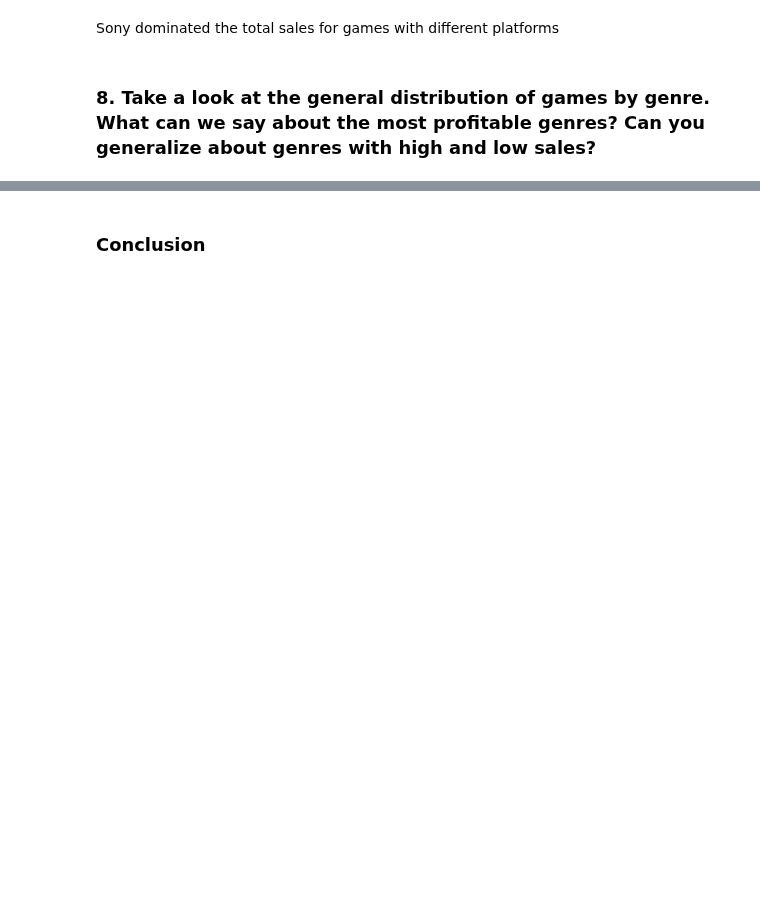
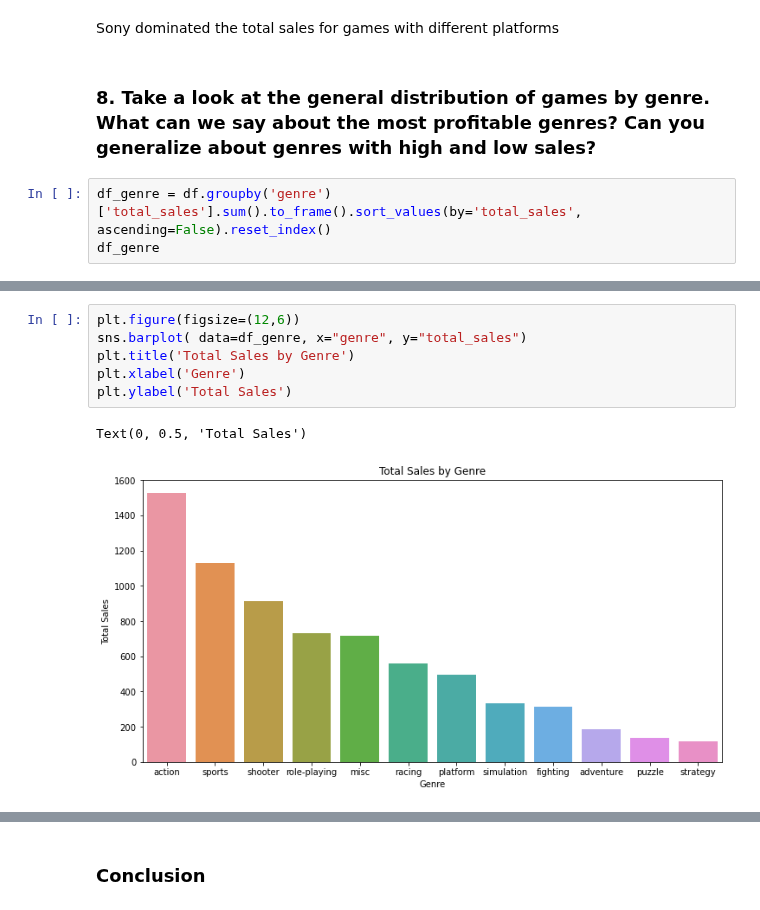
Before and after one commit to rainbowmoonlight/Yandex_Practicum_Projects, a Jupyter notebook: 04 Online Video Game Store Campaign/Online Video Game Store Campaign.ipynb, the cells around one changed output, grey strips where cells are left out. Drawn from its saved outputs; the diff is of its cells as text; blank space fills up the shorter version.

```diff
--- a/04 Online Video Game Store Campaign/Online Video Game Store Campaign.ipynb
+++ b/04 Online Video Game Store Campaign/Online Video Game Store Campaign.ipynb
@@ -1312,3 +1331,6 @@ df.loc[df['name']=='Grand Theft Auto V'].sort_values(by='total_sales', ascending
 Sony dominated the total sales for games with different platforms
 # %% [markdown]
 ### 8. Take a look at the general distribution of games by genre. What can we say about the most profitable genres? Can you generalize about genres with high and low sales?
+# %%
+df_genre = df.groupby('genre')['total_sales'].sum().to_frame().sort_values(by='total_sales', ascending=False).reset_index()
+df_genre
@@ -1314,0 +1351,9 @@ Sony dominated the total sales for games with different platforms
+# %%
+plt.figure(figsize=(12,6))
+sns.barplot( data=df_genre, x="genre", y="total_sales")
+plt.title('Total Sales by Genre')
+plt.xlabel('Genre')
+plt.ylabel('Total Sales')
+# %% [output]
+Text(0, 0.5, 'Total Sales')
+[figure, added]
```
Also changed, not shown: parts of 13 cells of this notebook.
